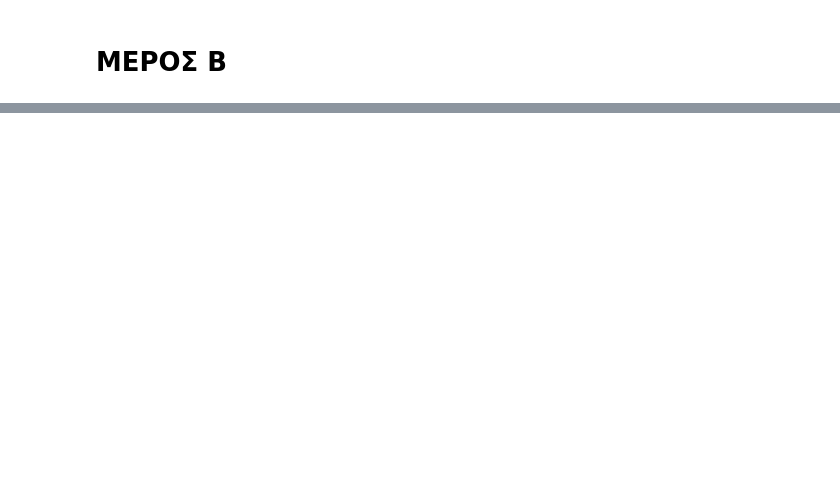
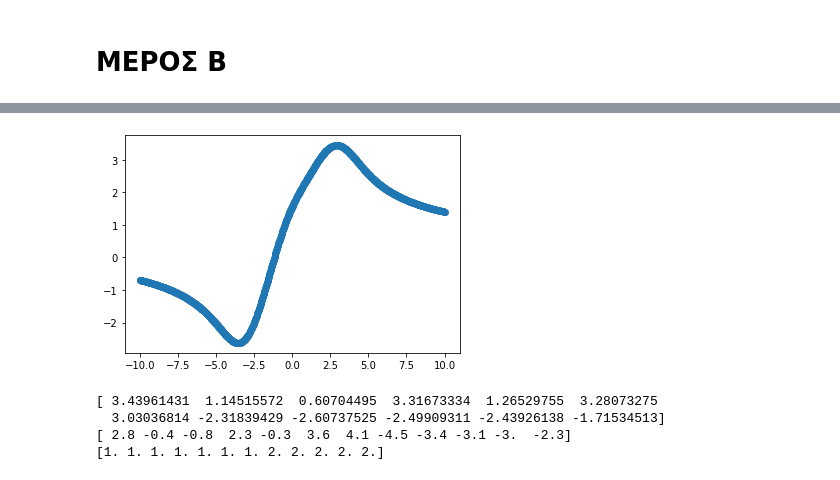
Before and after one commit to eegrigor/Pattern_Recognition_Assignment2, a Jupyter notebook: Grigorakis_9694_Kaimakamidis_9627_Assignment2.ipynb, the cells around one changed output, grey strips where cells are left out. Cells and saved outputs as stored; diff of their text form; code cells hidden in the pictures; blank space fills up the shorter version.

```diff
--- a/Grigorakis_9694_Kaimakamidis_9627_Assignment2.ipynb
+++ b/Grigorakis_9694_Kaimakamidis_9627_Assignment2.ipynb
@@ -215,0 +235,39 @@ plt.show()
+# %%
+def predict(x, px1, px2, P1, P2):
+    return np.log(px1[x]) - np.log(px2[x]) + np.log(P1) - np.log(P2)
+
+result = np.zeros(points)
+for i in range(points):
+    result[i] = predict(i, p_x_theta_D1, p_x_theta_D2, P1, P2)
+
+plt.figure()
+plt.scatter(theta_linespace, result)
+plt.show()
+# %% [output]
+[figure, added]
+# %%
+predictions = np.zeros(len(D))
+
+
+
+for i in range(len(D)):
+    x = int((D[i] + 10) * 1000/20)
+    predictions[i] = predict(x, p_x_theta_D1, p_x_theta_D2, P1, P2)
+
+
+print(predictions)
+Dclass = np.zeros(D.size)
+
+for i in range(D.size):
+    if predictions[i] > -1:
+        Dclass[i] = 1
+    else:
+        Dclass[i] = 2
+
+print(D)
+print(Dclass)
+# %% [output]
+[ 3.43961431  1.14515572  0.60704495  3.31673334  1.26529755  3.28073275
+  3.03036814 -2.31839429 -2.60737525 -2.49909311 -2.43926138 -1.71534513]
+[ 2.8 -0.4 -0.8  2.3 -0.3  3.6  4.1 -4.5 -3.4 -3.1 -3.  -2.3]
+[1. 1. 1. 1. 1. 1. 1. 2. 2. 2. 2. 2.]
```
Also changed, not shown: parts of 4 cells of this notebook.
